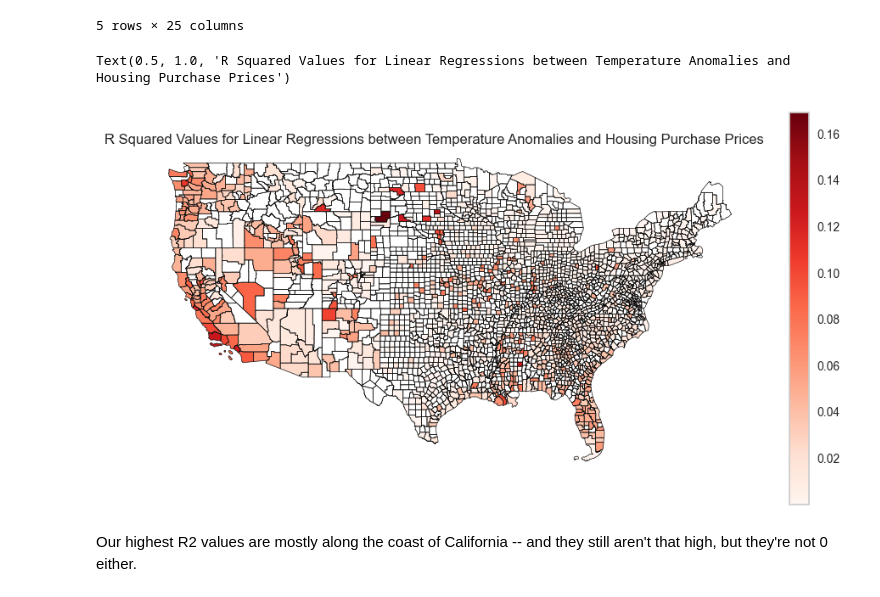
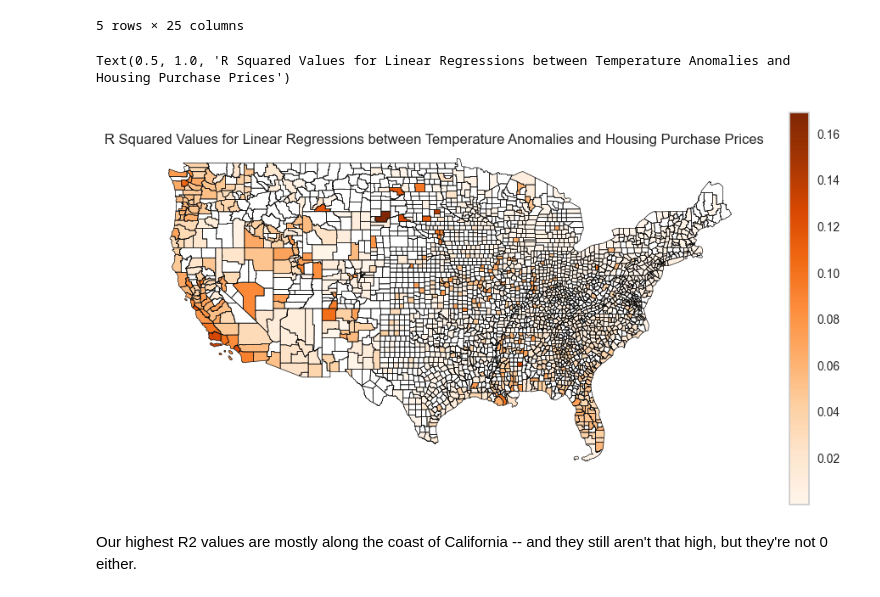
Before and after one commit to MLFP-90803-SP24-FinalProjects/Team17-FinalProject, a Jupyter notebook: Q1_Per_County_Regressions.ipynb, the cells around one changed output. Saved outputs shown, nothing was run; the diff lists cells and outputs as text; code cells hidden in the pictures.

```diff
--- a/Q1_Per_County_Regressions.ipynb
+++ b/Q1_Per_County_Regressions.ipynb
@@ -271,14 +271,14 @@ train_regression_merged.head()
 # %%
 fig, ax = plt.subplots(1, 1, figsize=(12, 6))
 ax.set_xlim(-130, -65)
 ax.set_ylim(24, 50)
 ax.set_axis_off()
 us_counties.geometry.boundary.plot(ax=ax, edgecolor='k', linewidth = 0.5)
 train_regression_merged.plot(column='R_squared', ax=ax,\
-                              cmap='Reds', legend=True).set_title("R Squared Values for Linear Regressions between Temperature Anomalies and Housing Purchase Prices")
+                              cmap='Oranges', legend=True).set_title("R Squared Values for Linear Regressions between Temperature Anomalies and Housing Purchase Prices")
 # %% [output]
 Text(0.5, 1.0, 'R Squared Values for Linear Regressions between Temperature Anomalies and Housing Purchase Prices')
-[figure, old version]
+[figure, new version]
 # %% [markdown]
 Our highest R2 values are mostly along the coast of California -- and they still aren't that high, but they're not 0 either.
 # %%
```
Also changed, not shown: parts of 2 cells of this notebook, 1 other file.
